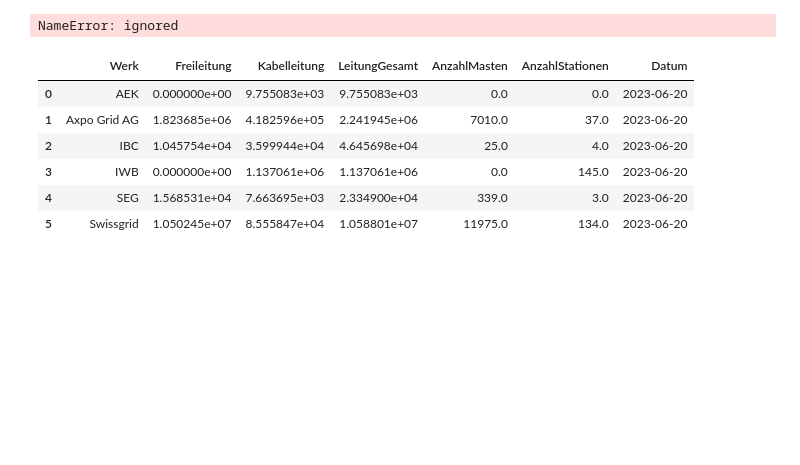
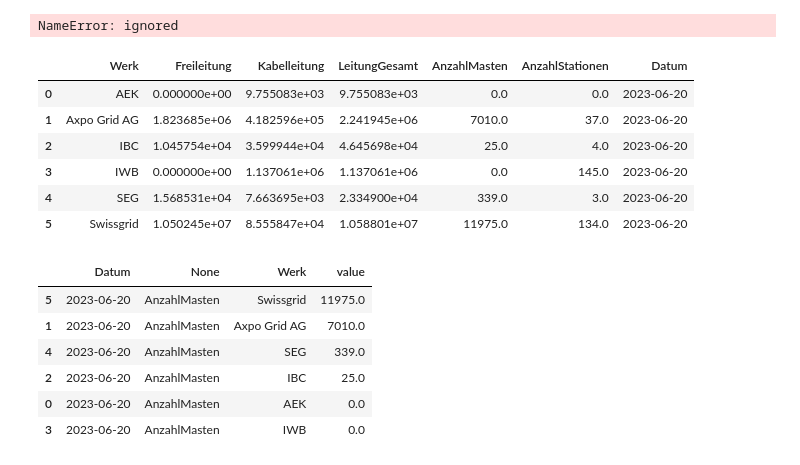
Before and after one commit to SFOE/KeyFiguresElectricalInstallations, a Jupyter notebook: KeyFiguresElectricalInstallations36kV.ipynb, the cells around one changed output. Cells and saved outputs as stored; diff of their text form; code cells hidden in the pictures; blank space fills up the shorter version.

```diff
--- a/KeyFiguresElectricalInstallations36kV.ipynb
+++ b/KeyFiguresElectricalInstallations36kV.ipynb
@@ -175,10 +179,18 @@ df
 # %%
-df_all = df.pivot(index="Datum", columns=["Werk"], values=['AnzahlMasten'])
+df_all = df.pivot(df,index="Datum", columns=["Werk"], values=['AnzahlMasten'])
 dfTest = df_all.melt(ignore_index=False).reset_index()
 dfTest = dfTest.sort_values('value',ascending=False)
-
+dfTest
 #dfm = df.melt(ignore_index=False).reset_index()
 #dfTest.plot(figsize=(15,10))
+# %% [output]
+|  | Datum | None | Werk | value |
+| 5 | 2023-06-20 | AnzahlMasten | Swissgrid | 11975.0 |
+| 1 | 2023-06-20 | AnzahlMasten | Axpo Grid AG | 7010.0 |
+| 4 | 2023-06-20 | AnzahlMasten | SEG | 339.0 |
+| 2 | 2023-06-20 | AnzahlMasten | IBC | 25.0 |
+| 0 | 2023-06-20 | AnzahlMasten | AEK | 0.0 |
+| 3 | 2023-06-20 | AnzahlMasten | IWB | 0.0 |
 # %%
 fig, ax = plt.subplots()
 ax.bar(dfTest['Werk'], dfTest['value'])
```
Also changed, not shown: parts of 4 cells of this notebook.
